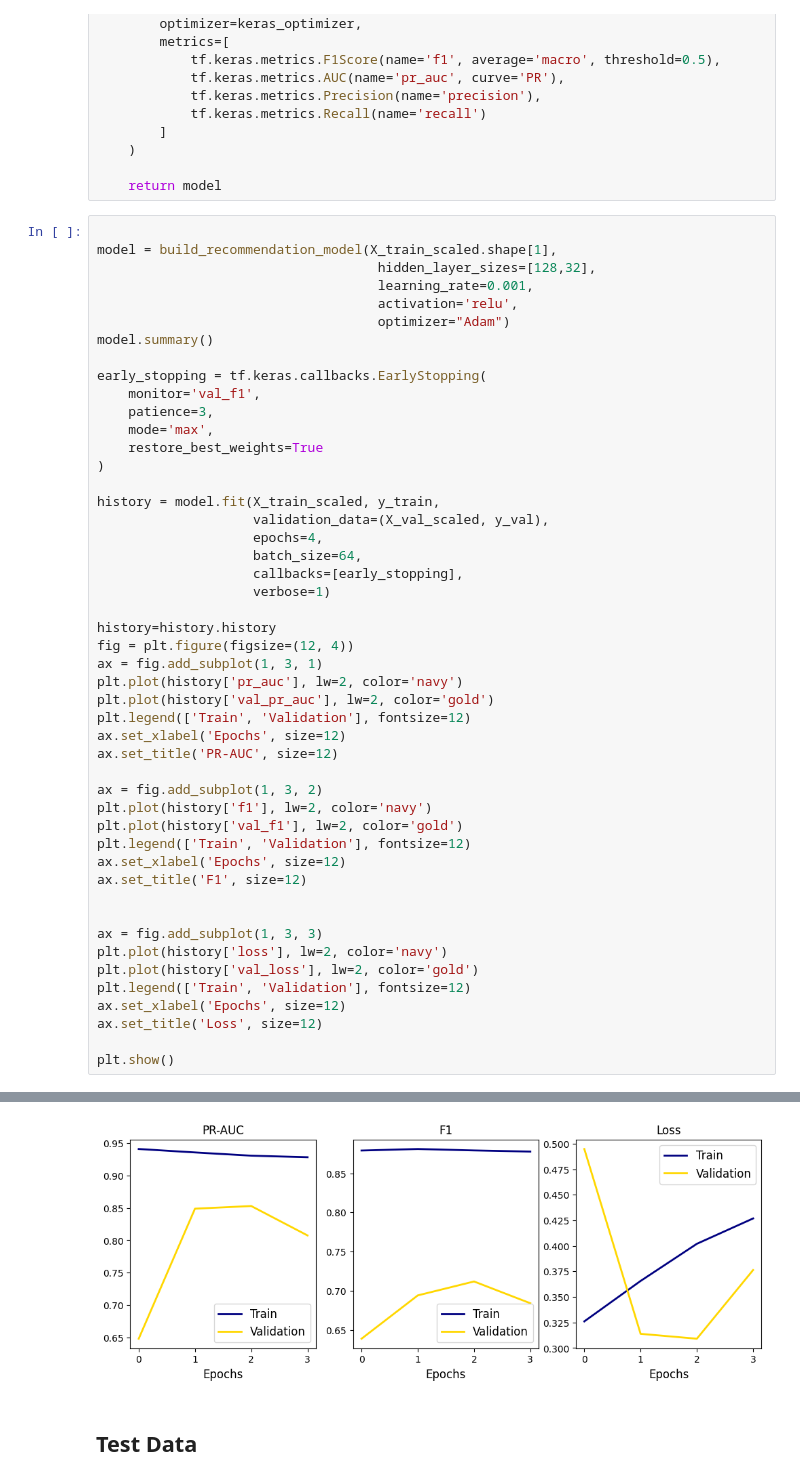
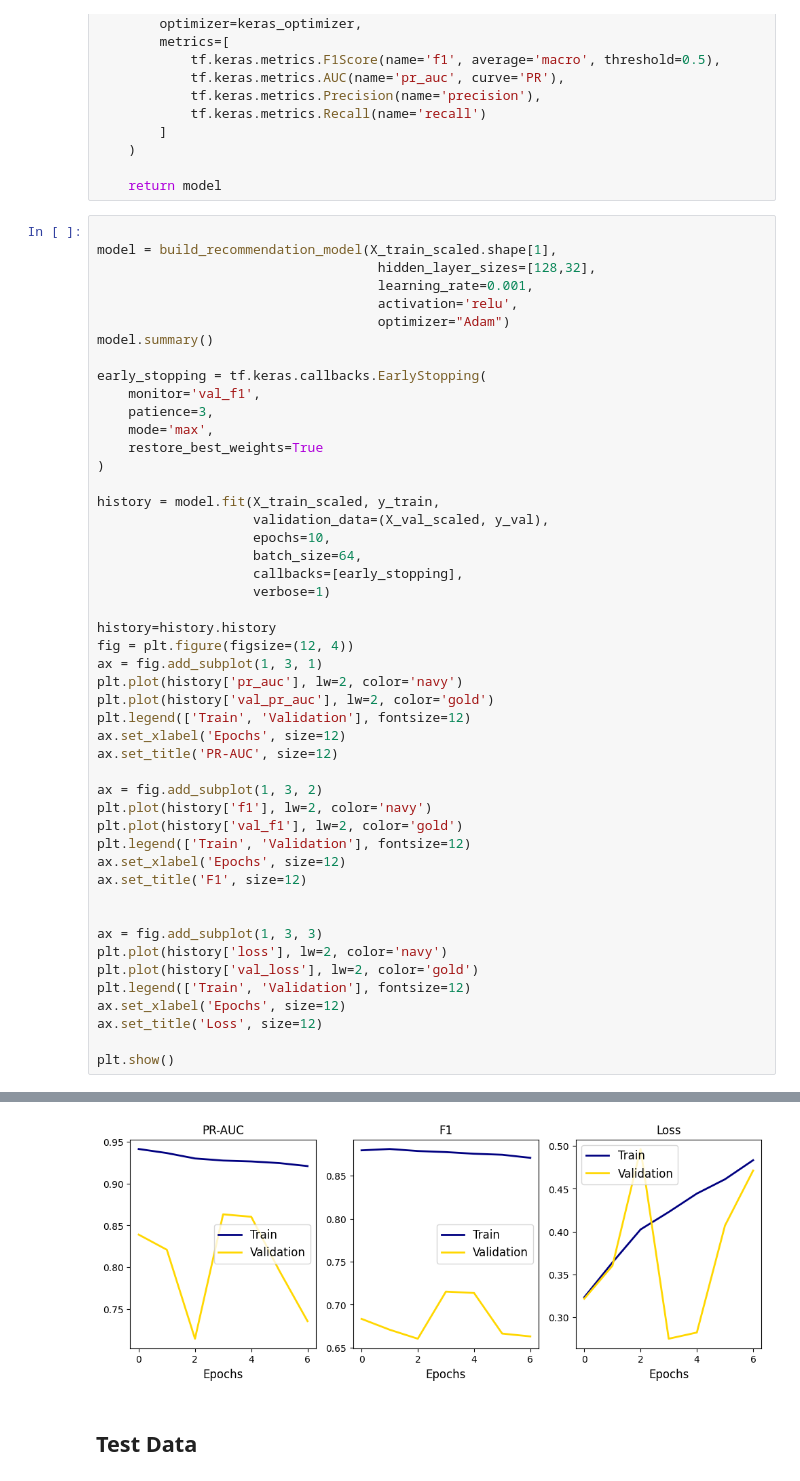
Before and after one commit to daveschaaf/mids_207_project, a Jupyter notebook: notebooks/05_purchase_prediction_nn.ipynb, the cells around one changed output, grey strips where cells are left out. Drawn from its saved outputs; the diff is of its cells as text.

```diff
--- a/notebooks/05_purchase_prediction_nn.ipynb
+++ b/notebooks/05_purchase_prediction_nn.ipynb
@@ -368,7 +418,7 @@ early_stopping = tf.keras.callbacks.EarlyStopping(
 
 history = model.fit(X_train_scaled, y_train,
                     validation_data=(X_val_scaled, y_val),
-                    epochs=4,
+                    epochs=10,
                     batch_size=64,
                     callbacks=[early_stopping],
                     verbose=1)
@@ -427,4 +489,4 @@ Epoch 4/4
-[figure, old version]
+[figure, new version]
 # %% [markdown]
 ## Test Data
 # %%
```
Also changed, not shown: parts of 13 cells of this notebook, 6 other files.
